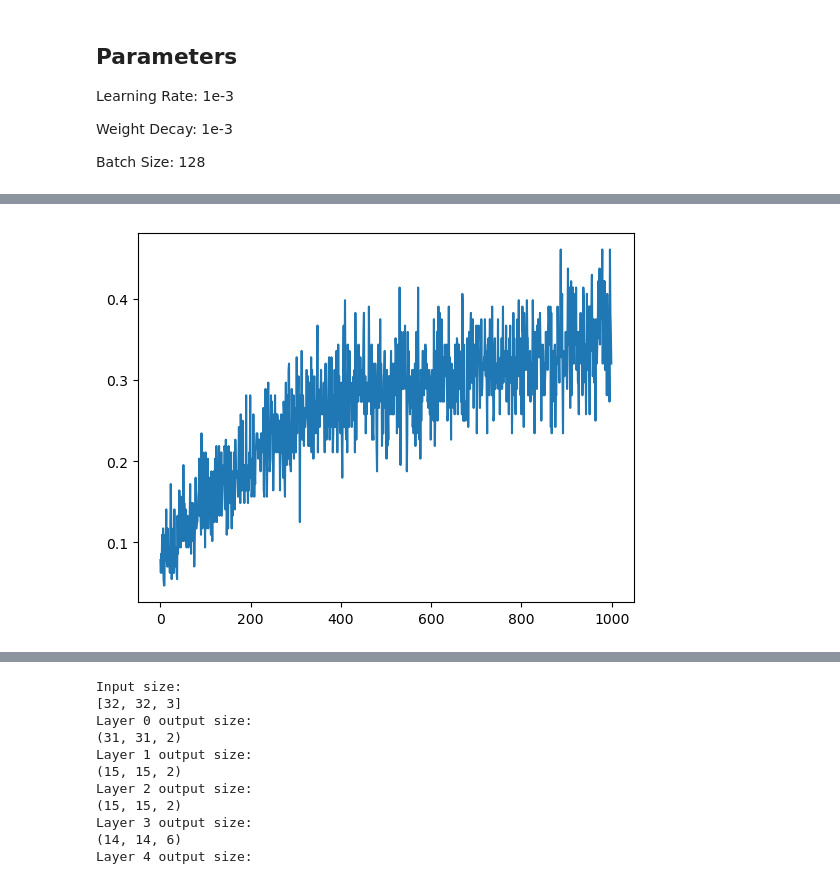
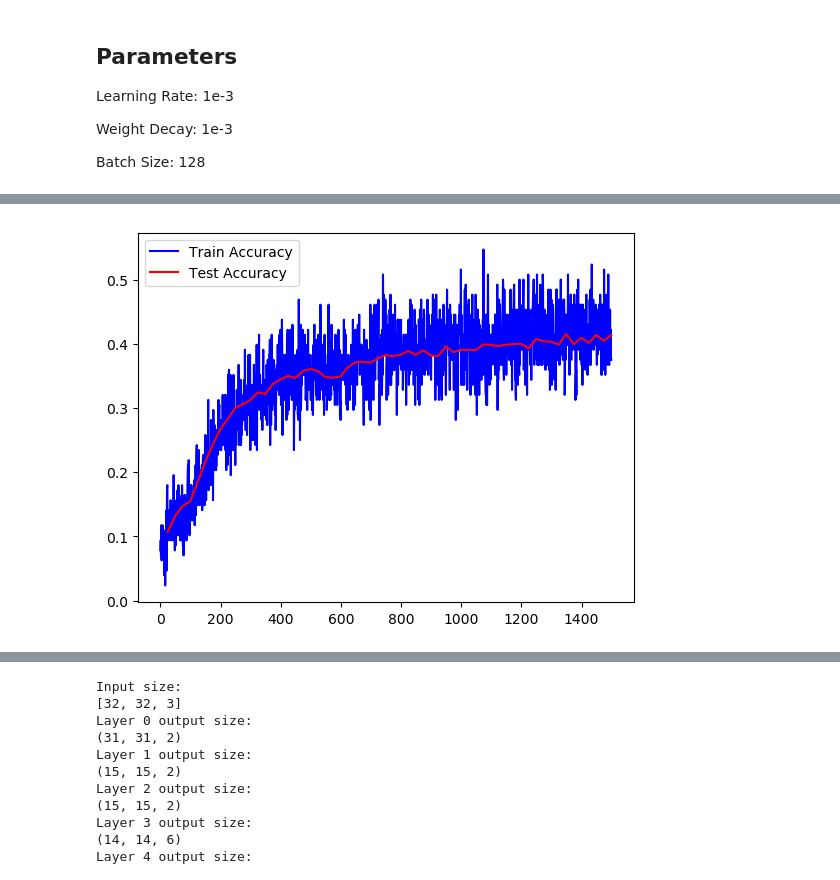
Before and after one commit to ss-cosmos-hue/cos429, a Jupyter notebook: assignment3/initial/starter.ipynb, the cells around one changed output, grey strips where cells are left out. Cells and saved outputs as stored; diff of their text form; code cells hidden in the pictures.

Commit message:
results arent great

```diff
--- a/assignment3/initial/starter.ipynb
+++ b/assignment3/initial/starter.ipynb
@@ -79,13 +79,15 @@ Weight Decay: 1e-3
 
 Batch Size: 128
 # %%
+numIters = 1500
+
 params =  {"learning_rate":1e-3,
             "weight_decay":1e-3,
             "batch_size":128,
             "rho":0.99,
             "save_file":'model1_p1.npz',
-            "print_step":2,
-            "test_step":10}
+            "print_step":10,
+            "test_step":25}
 
-model_result, train_accuracy, train_loss, test_accuracy, test_loss = train(model1, X_train, y_train, X_test, y_test, params, numIters=1000)
+model_result, train_accuracy, train_loss, test_accuracy, test_loss = train(model1, X_train, y_train, X_test, y_test, params, numIters=numIters)
 # %% [output]
@@ -110,6 +111,7 @@ SystemError: PyEval_EvalFrameEx returned a result with an error set
 # %%
-plt.plot(range(1000), train_accuracy, label='Train Accuracy', color="Blue")
-plt.plot(range(0, 1000, params["test_step"]), test_accuracy, label='Test Accuracy', color="Blue")
+plt.plot(range(1500), train_accuracy, label='Train Accuracy', color="Blue")
+plt.plot(range(params["test_step"] - 1, 1500, params["test_step"]), test_accuracy[params["test_step"] - 1:1500:params["test_step"]], label='Test Accuracy', color="Red")
+plt.legend()
 plt.show()
 # %% [output]
-[figure, old version]
+[figure, new version]
```
Also changed, not shown: parts of 41 cells of this notebook, 3 other files.
